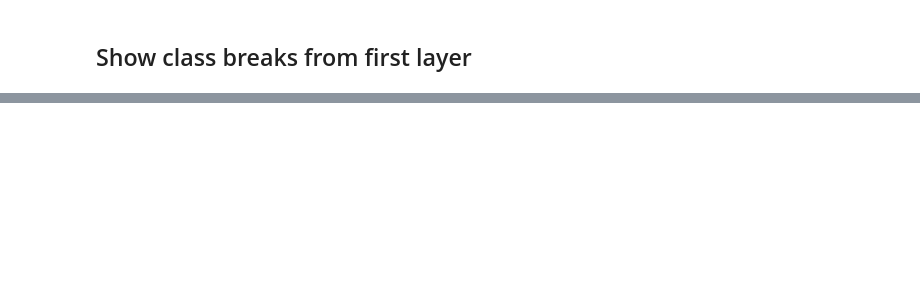
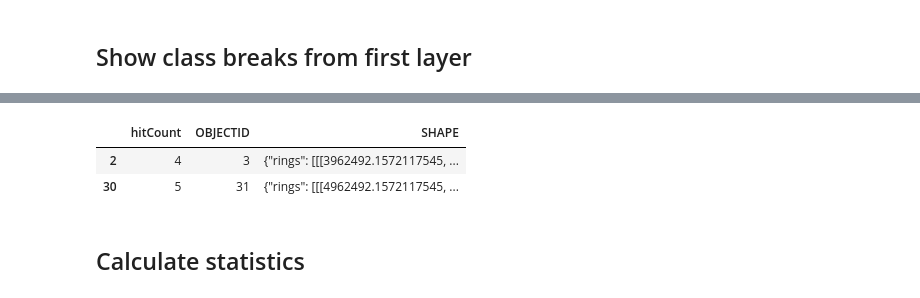
Before and after one commit to gisfromscratch/geoint-py, a Jupyter notebook: Samples.ipynb, the cells around one changed output, grey strips where cells are left out. Drawn from its saved outputs; the diff is of its cells as text; code cells hidden in the pictures; blank space fills up the shorter version.

```diff
--- a/Samples.ipynb
+++ b/Samples.ipynb
@@ -129,0 +139,9 @@ Text(0.5,1,'Histogram of hit counts')
+# %%
+isin_toptwo = grid_featureset.sdf['hitCount']>=max_values[-3]
+grid_featureset.sdf[isin_toptwo]
+# %% [output]
+|  | hitCount | OBJECTID | SHAPE |
+| 2 | 4 | 3 | {"rings": [[[3962492.1572117545, ... |
+| 30 | 5 | 31 | {"rings": [[[4962492.1572117545, ... |
+# %% [markdown]
+## Calculate statistics
```
Also changed, not shown: parts of 8 cells of this notebook.
